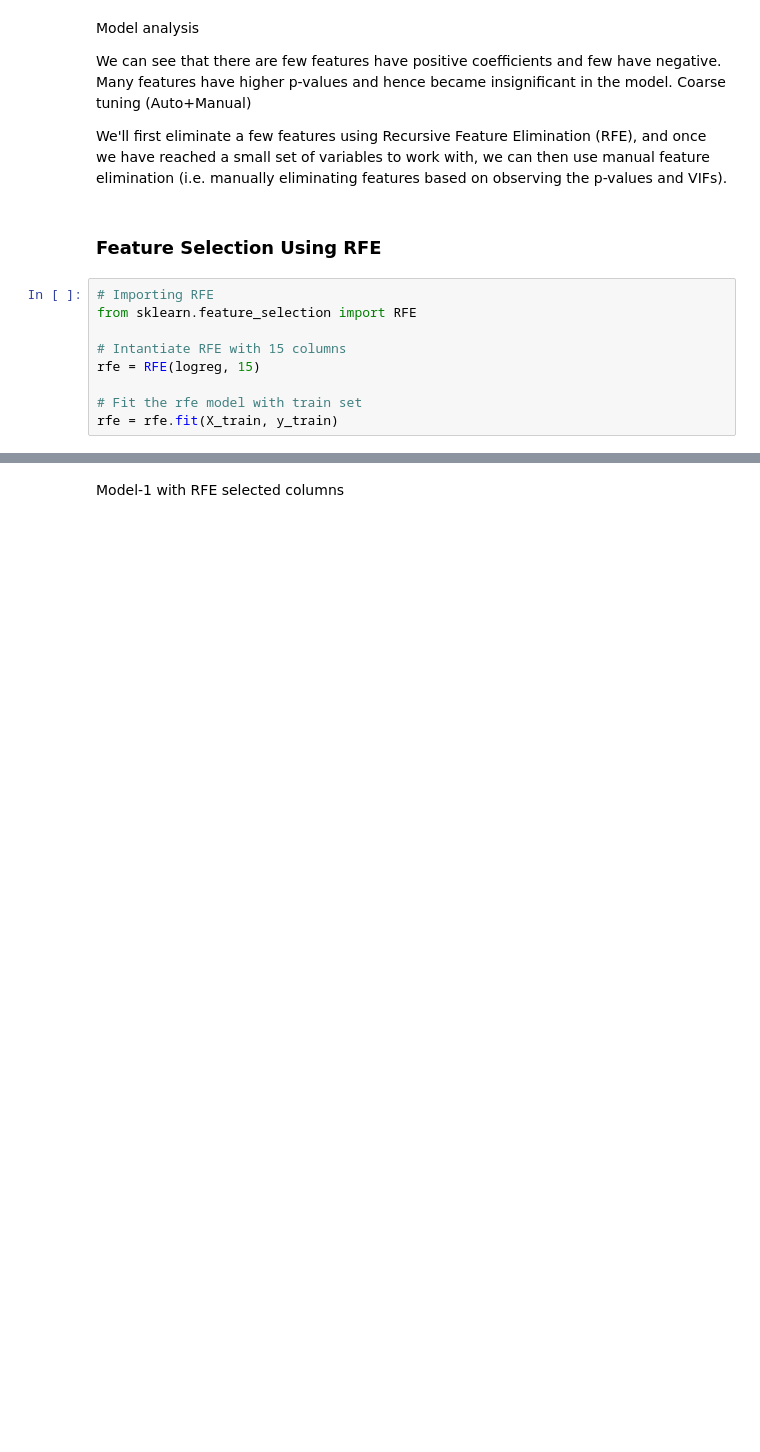
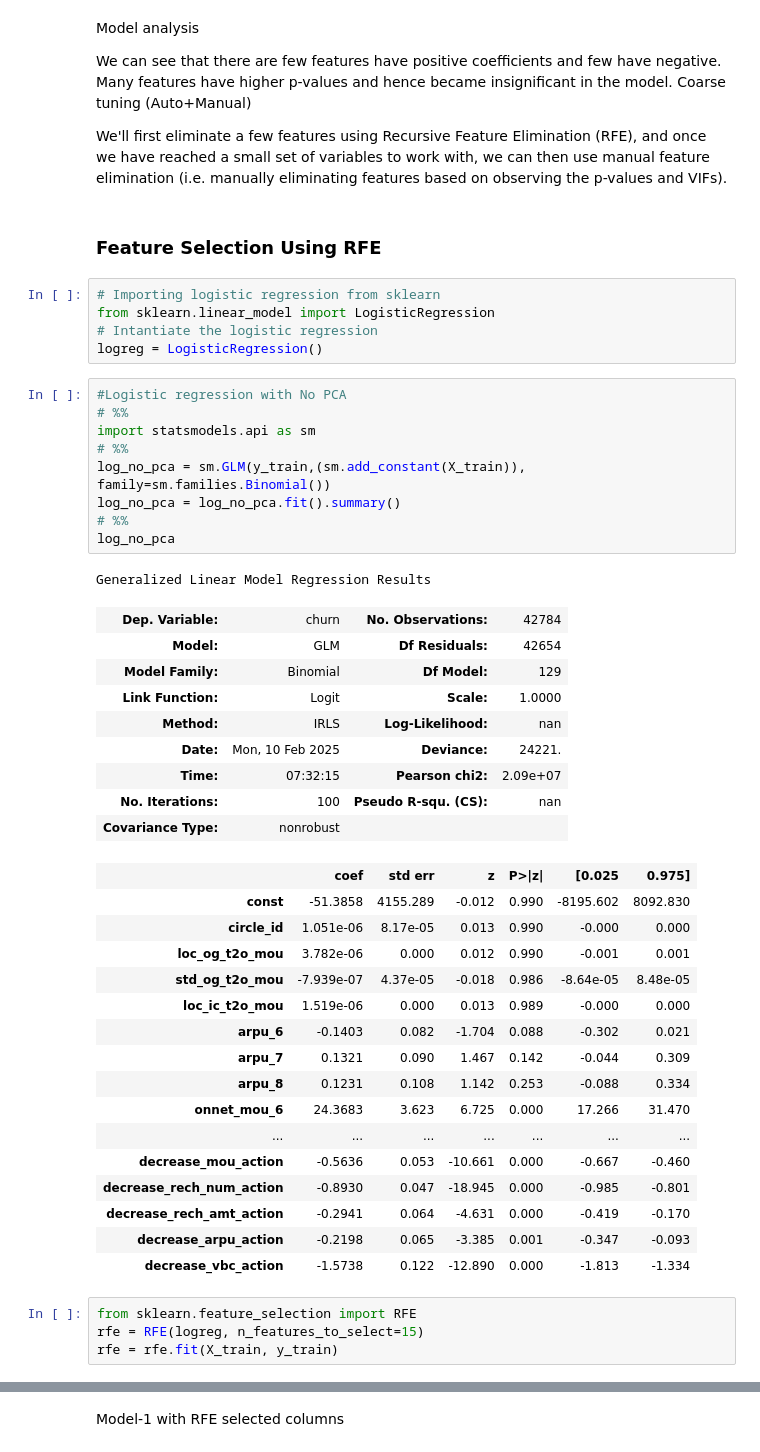
Before and after one commit to bunnynoddy14/Telecom-Churn-UpGrade, a Jupyter notebook: Telecom_churn_Case_study.ipynb, the cells around one changed output, grey strips where cells are left out. Cells and saved outputs as stored; diff of their text form; blank space fills up the shorter version.

```diff
--- a/Telecom_churn_Case_study.ipynb
+++ b/Telecom_churn_Case_study.ipynb
@@ -1147,14 +1232,50 @@ Coarse tuning (Auto+Manual)
 We'll first eliminate a few features using Recursive Feature Elimination (RFE), and once we have reached a small set of variables to work with, we can then use manual feature elimination (i.e. manually eliminating features based on observing the p-values and VIFs).
 # %% [markdown]
 ### Feature Selection Using RFE
+# %%
+# Importing logistic regression from sklearn
+from sklearn.linear_model import LogisticRegression
+# Intantiate the logistic regression
+logreg = LogisticRegression()
+# %%
+#Logistic regression with No PCA
+# %%
+import statsmodels.api as sm
+# %%
+log_no_pca = sm.GLM(y_train,(sm.add_constant(X_train)), family=sm.families.Binomial())
+log_no_pca = log_no_pca.fit().summary()
+# %%
+log_no_pca
+# %% [output]
+Generalized Linear Model Regression Results
+| Dep. Variable: | churn | No. Observations: | 42784 |
+| Model: | GLM | Df Residuals: | 42654 |
+| Model Family: | Binomial | Df Model: | 129 |
+| Link Function: | Logit | Scale: | 1.0000 |
+| Method: | IRLS | Log-Likelihood: | nan |
+| Date: | Mon, 10 Feb 2025 | Deviance: | 24221. |
+| Time: | 07:32:15 | Pearson chi2: | 2.09e+07 |
+| No. Iterations: | 100 | Pseudo R-squ. (CS): | nan |
+| Covariance Type: | nonrobust |  |  |
+|  | coef | std err | z | P>|z| | [0.025 | 0.975] |
+| const | -51.3858 | 4155.289 | -0.012 | 0.990 | -8195.602 | 8092.830 |
+| circle_id | 1.051e-06 | 8.17e-05 | 0.013 | 0.990 | -0.000 | 0.000 |
+| loc_og_t2o_mou | 3.782e-06 | 0.000 | 0.012 | 0.990 | -0.001 | 0.001 |
+| std_og_t2o_mou | -7.939e-07 | 4.37e-05 | -0.018 | 0.986 | -8.64e-05 | 8.48e-05 |
+| loc_ic_t2o_mou | 1.519e-06 | 0.000 | 0.013 | 0.989 | -0.000 | 0.000 |
+| arpu_6 | -0.1403 | 0.082 | -1.704 | 0.088 | -0.302 | 0.021 |
+| arpu_7 | 0.1321 | 0.090 | 1.467 | 0.142 | -0.044 | 0.309 |
+| arpu_8 | 0.1231 | 0.108 | 1.142 | 0.253 | -0.088 | 0.334 |
+| onnet_mou_6 | 24.3683 | 3.623 | 6.725 | 0.000 | 17.266 | 31.470 |
+| ... | ... | ... | ... | ... | ... | ... |
+| decrease_mou_action | -0.5636 | 0.053 | -10.661 | 0.000 | -0.667 | -0.460 |
+| decrease_rech_num_action | -0.8930 | 0.047 | -18.945 | 0.000 | -0.985 | -0.801 |
+| decrease_rech_amt_action | -0.2941 | 0.064 | -4.631 | 0.000 | -0.419 | -0.170 |
+| decrease_arpu_action | -0.2198 | 0.065 | -3.385 | 0.001 | -0.347 | -0.093 |
+| decrease_vbc_action | -1.5738 | 0.122 | -12.890 | 0.000 | -1.813 | -1.334 |
 # %%
-# Importing RFE
 from sklearn.feature_selection import RFE
-
-# Intantiate RFE with 15 columns
-rfe = RFE(logreg, 15)
-
-# Fit the rfe model with train set
+rfe = RFE(logreg, n_features_to_select=15)
 rfe = rfe.fit(X_train, y_train)
 # %%
 rfe_cols = X_train.columns[rfe.support_]
```
Also changed, not shown: parts of 43 cells of this notebook.
